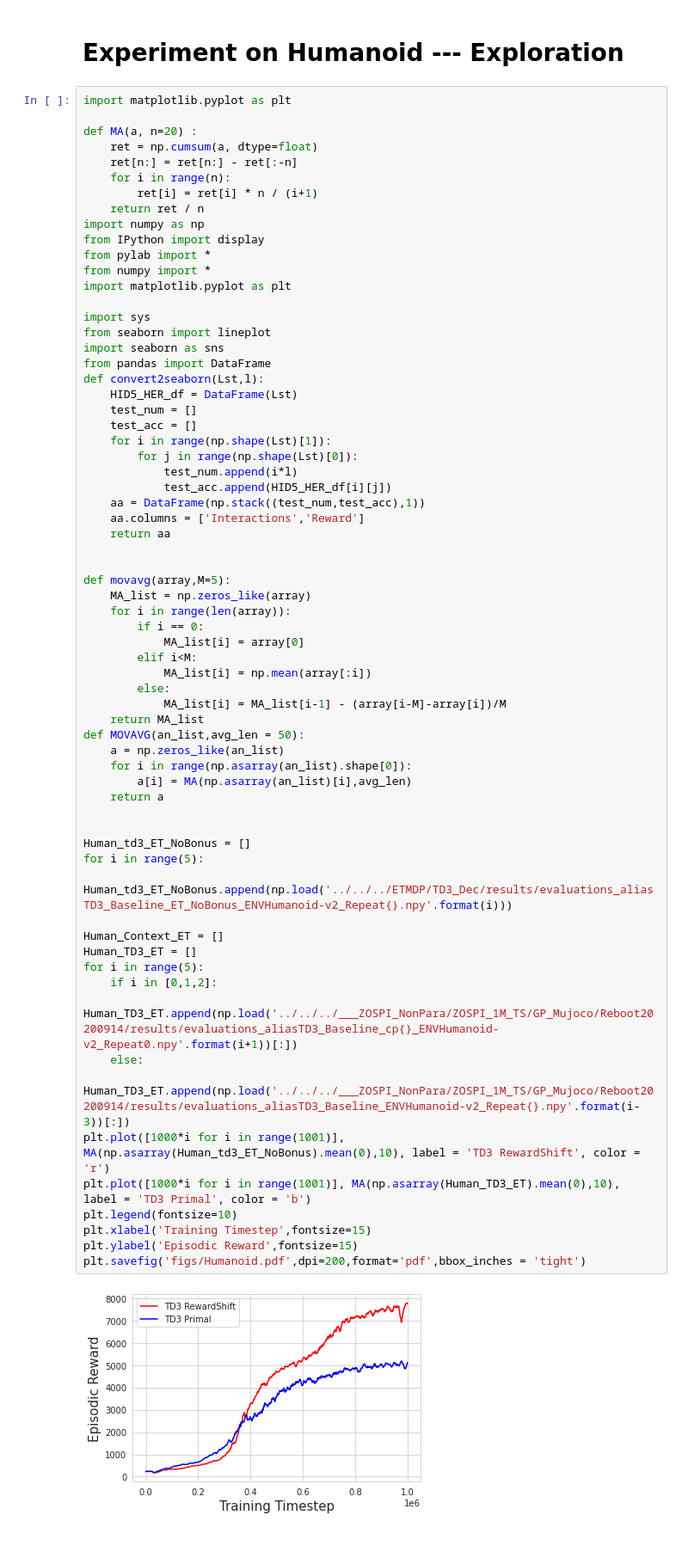
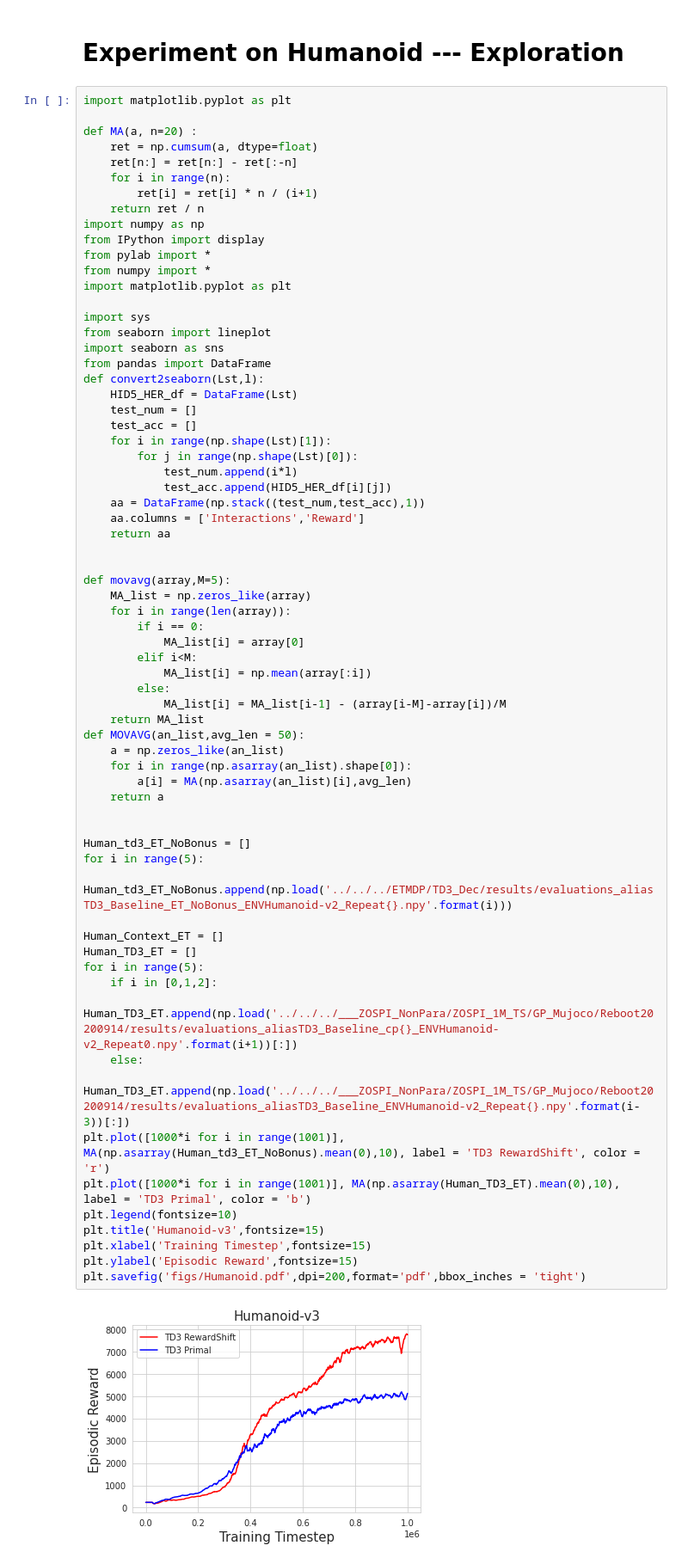
Before and after one commit to holarissun/RewardShifting, a Jupyter notebook: RebuttalExperiments/PlotRebuttal Figures.ipynb, the cells around one changed output. Shown: that part at 86% size. Drawn from its saved outputs; the diff is of its cells as text.

```diff
--- a/RebuttalExperiments/PlotRebuttal Figures.ipynb
+++ b/RebuttalExperiments/PlotRebuttal Figures.ipynb
@@ -97,31 +98,32 @@ def movavg(array,M=5):
         elif i<M:
             MA_list[i] = np.mean(array[:i])
         else:
             MA_list[i] = MA_list[i-1] - (array[i-M]-array[i])/M
     return MA_list
 def MOVAVG(an_list,avg_len = 50):
     a = np.zeros_like(an_list)
     for i in range(np.asarray(an_list).shape[0]):
         a[i] = MA(np.asarray(an_list)[i],avg_len)
     return a
 
 
 Human_td3_ET_NoBonus = []
 for i in range(5):
     Human_td3_ET_NoBonus.append(np.load('../../../ETMDP/TD3_Dec/results/evaluations_aliasTD3_Baseline_ET_NoBonus_ENVHumanoid-v2_Repeat{}.npy'.format(i)))
 
 Human_Context_ET = []
 Human_TD3_ET = []
 for i in range(5):
     if i in [0,1,2]:
         Human_TD3_ET.append(np.load('../../../___ZOSPI_NonPara/ZOSPI_1M_TS/GP_Mujoco/Reboot20200914/results/evaluations_aliasTD3_Baseline_cp{}_ENVHumanoid-v2_Repeat0.npy'.format(i+1))[:])
     else:
         Human_TD3_ET.append(np.load('../../../___ZOSPI_NonPara/ZOSPI_1M_TS/GP_Mujoco/Reboot20200914/results/evaluations_aliasTD3_Baseline_ENVHumanoid-v2_Repeat{}.npy'.format(i-3))[:])
 plt.plot([1000*i for i in range(1001)], MA(np.asarray(Human_td3_ET_NoBonus).mean(0),10), label = 'TD3 RewardShift', color = 'r')
 plt.plot([1000*i for i in range(1001)], MA(np.asarray(Human_TD3_ET).mean(0),10), label = 'TD3 Primal', color = 'b')
 plt.legend(fontsize=10)
+plt.title('Humanoid-v3',fontsize=15)
 plt.xlabel('Training Timestep',fontsize=15)
 plt.ylabel('Episodic Reward',fontsize=15)
 plt.savefig('figs/Humanoid.pdf',dpi=200,format='pdf',bbox_inches = 'tight')
 # %% [output]
-[figure, old version]
+[figure, new version]
```
Also changed, not shown: parts of 4 cells of this notebook, 26 other files.
